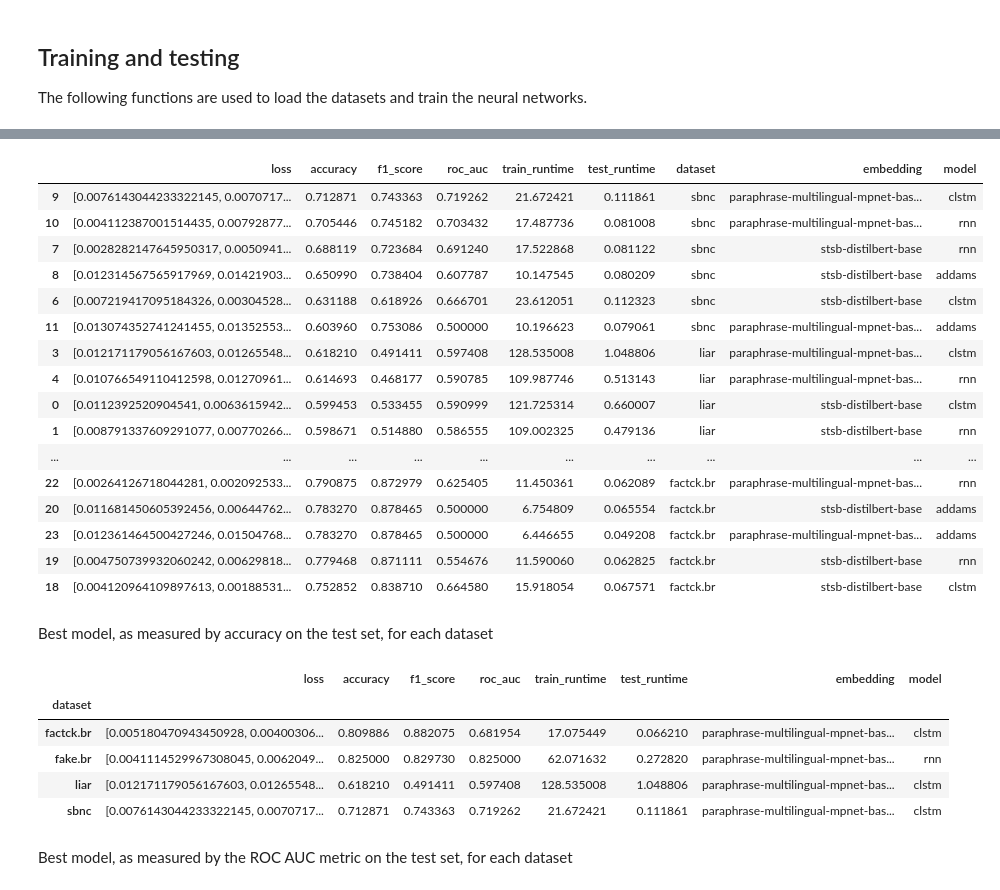
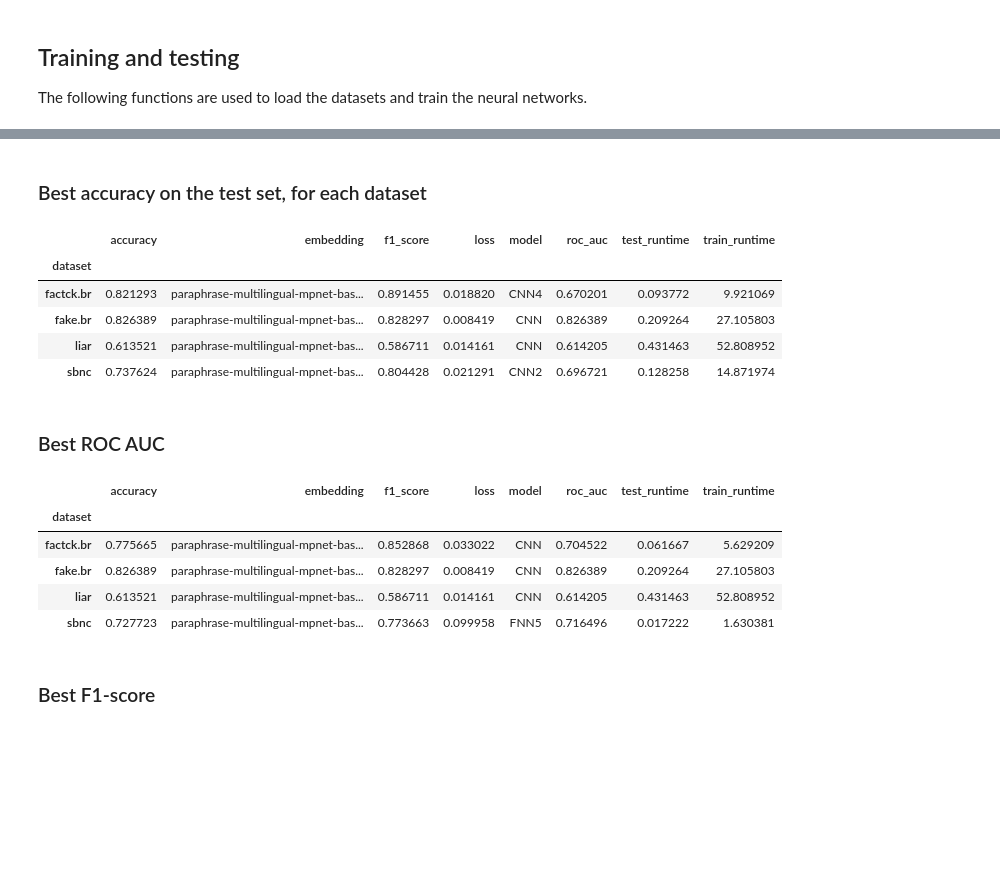
Before and after one commit to stefanomozart/ppml_fake_news, a Jupyter notebook: experiments/clear_text_benchmarks.ipynb, the cells around one changed output, grey strips where cells are left out. Drawn from its saved outputs; the diff is of its cells as text; code cells hidden in the pictures; blank space fills up the shorter version.

Commit message:
improving the documentation on the choice of models

```diff
--- a/experiments/clear_text_benchmarks.ipynb
+++ b/experiments/clear_text_benchmarks.ipynb
@@ -54,3 +49,15 @@ models = [
+# %%
+#- Experiment setup
+
+NUM_EPOCHS = 10
+LEARNING_RATE = 0.01
+BATCH_SIZE = 50
+OUTPUT_PATH = './output'
+DATASET_HOME="/home/ppml/datasets"
+DATASETS = ["liar", "sbnc", "fake.br", "factck.br"]
+
+# Check the Embeddings (embeddings.ipynb) notebook to see how the datasets were encoded to embeddings)
+EMBEDDINGS = ["stsb-distilbert-base", "paraphrase-multilingual-mpnet-base-v2"]
 # %% [markdown]
 ## Training and testing
 
@@ -65,6 +65,6 @@ DEVICE = torch.device("cpu")
 # %%
-# Model traing and test
-def train_test(model, model_name, optimizer, dataset, num_epochs, device, output_dir="", save_model=True):
+# Model training
+def train(model, model_name, optimizer, dataset, num_epochs, output_dir="", save_model=True):
     # Create output dir, if it does not exist
     if save_model:
         os.makedirs(output_dir + 'models', exist_ok=True)
@@ -92,14 +92,12 @@ def train_test(model, model_name, optimizer, dataset, num_epochs, device, output
             optimizer.step()
 
         epoch_loss = np.mean(losses)
-        print(f"Training loss on epoch {epoch}: {epoch_loss}")
 
-        info = evaluate(model, dataset['valid'], dataset['valid_label'])
+        info = test(model, dataset['valid'], dataset['valid_label'])
 
         if save_model and info['loss'] < best_loss:
             torch.save(model, f"{output_dir}{model_name}.best.model")
             torch.save(info, f"{output_dir}{model_name}.best.info")
-
             best_loss = info['loss']
 
     train_runtime = time.process_time() - t
@@ -107,12 +105,12 @@ def train_test(model, model_name, optimizer, dataset, num_epochs, device, output
     if save_model:
         torch.save(model, f"{output_dir}{model_name}.last.model")
 
-    # Testing
+    # Model test
     t = time.process_time()
-    info = evaluate(model, dataset['test'], dataset['test_label'])
-    info['loss'] = losses
+    info = test(model, dataset['test'], dataset['test_label'])
     info['train_runtime'] = train_runtime
     info['test_runtime'] = time.process_time() - t
+    print(f" -- Training results: accuracy={info['accuracy']}, runtime={train_runtime}")
 
     return info
 # %%
@@ -158,12 +154,7 @@ Check the [Embeddings](./embeddings.ipynb) notebook to see how the datasets were
 # %%
-# Experiments
-# - (check the Embeddings (embeddings.ipynb) notebook to see how the datasets were encoded to embeddings)
-embeddings = ["stsb-distilbert-base", "paraphrase-multilingual-mpnet-base-v2"]
-
 # Load dataset labels
 datasets = {}
-DATASET_HOME="/home/dev/datasets"
-for d in ["liar", "sbnc", "fake.br", "factck.br"]:
+for d in DATASETS:
     dtpath = f'{DATASET_HOME}/{d}'
 
     datasets[d] = {
@@ -225,34 +224,25 @@ Training loss on epoch 9: 0.010754138231277466
+# %% [markdown]
+### Best accuracy on the test set, for each dataset
 # %%
-info.sort_values(by=['dataset', 'accuracy'], ascending=False)
+results.sort_values(by=['accuracy'], ascending=False).groupby(by='dataset').first()
 # %% [output]
-|  | loss | accuracy | f1_score | roc_auc | train_runtime | test_runtime | dataset | embedding | model |
-| 9 | [0.0076143044233322145, 0.0070717... | 0.712871 | 0.743363 | 0.719262 | 21.672421 | 0.111861 | sbnc | paraphrase-multilingual-mpnet-bas... | clstm |
-| 10 | [0.004112387001514435, 0.00792877... | 0.705446 | 0.745182 | 0.703432 | 17.487736 | 0.081008 | sbnc | paraphrase-multilingual-mpnet-bas... | rnn |
-| 7 | [0.0028282147645950317, 0.0050941... | 0.688119 | 0.723684 | 0.691240 | 17.522868 | 0.081122 | sbnc | stsb-distilbert-base | rnn |
-| 8 | [0.012314567565917969, 0.01421903... | 0.650990 | 0.738404 | 0.607787 | 10.147545 | 0.080209 | sbnc | stsb-distilbert-base | addams |
-| 6 | [0.007219417095184326, 0.00304528... | 0.631188 | 0.618926 | 0.666701 | 23.612051 | 0.112323 | sbnc | stsb-distilbert-base | clstm |
-| 11 | [0.013074352741241455, 0.01352553... | 0.603960 | 0.753086 | 0.500000 | 10.196623 | 0.079061 | sbnc | paraphrase-multilingual-mpnet-bas... | addams |
-| 3 | [0.012171179056167603, 0.01265548... | 0.618210 | 0.491411 | 0.597408 | 128.535008 | 1.048806 | liar | paraphrase-multilingual-mpnet-bas... | clstm |
-| 4 | [0.010766549110412598, 0.01270961... | 0.614693 | 0.468177 | 0.590785 | 109.987746 | 0.513143 | liar | paraphrase-multilingual-mpnet-bas... | rnn |
-| 0 | [0.0112392520904541, 0.0063615942... | 0.599453 | 0.533455 | 0.590999 | 121.725314 | 0.660007 | liar | stsb-distilbert-base | clstm |
-| 1 | [0.008791337609291077, 0.00770266... | 0.598671 | 0.514880 | 0.586555 | 109.002325 | 0.479136 | liar | stsb-distilbert-base | rnn |
-| ... | ... | ... | ... | ... | ... | ... | ... | ... | ... |
-| 22 | [0.00264126718044281, 0.002092533... | 0.790875 | 0.872979 | 0.625405 | 11.450361 | 0.062089 | factck.br | paraphrase-multilingual-mpnet-bas... | rnn |
-| 20 | [0.011681450605392456, 0.00644762... | 0.783270 | 0.878465 | 0.500000 | 6.754809 | 0.065554 | factck.br | stsb-distilbert-base | addams |
-| 23 | [0.012361464500427246, 0.01504768... | 0.783270 | 0.878465 | 0.500000 | 6.446655 | 0.049208 | factck.br | paraphrase-multilingual-mpnet-bas... | addams |
-| 19 | [0.004750739932060242, 0.00629818... | 0.779468 | 0.871111 | 0.554676 | 11.590060 | 0.062825 | factck.br | stsb-distilbert-base | rnn |
-| 18 | [0.004120964109897613, 0.00188531... | 0.752852 | 0.838710 | 0.664580 | 15.918054 | 0.067571 | factck.br | stsb-distilbert-base | clstm |
+|  | accuracy | embedding | f1_score | loss | model | roc_auc | test_runtime | train_runtime |
+| dataset |  |  |  |  |  |  |  |  |
+| factck.br | 0.821293 | paraphrase-multilingual-mpnet-bas... | 0.891455 | 0.018820 | CNN4 | 0.670201 | 0.093772 | 9.921069 |
+| fake.br | 0.826389 | paraphrase-multilingual-mpnet-bas... | 0.828297 | 0.008419 | CNN | 0.826389 | 0.209264 | 27.105803 |
+| liar | 0.613521 | paraphrase-multilingual-mpnet-bas... | 0.586711 | 0.014161 | CNN | 0.614205 | 0.431463 | 52.808952 |
+| sbnc | 0.737624 | paraphrase-multilingual-mpnet-bas... | 0.804428 | 0.021291 | CNN2 | 0.696721 | 0.128258 | 14.871974 |
-# %% [markdown]
-Best model, as measured by accuracy on the test set, for each dataset
+# %% [markdown]
+### Best ROC AUC
 # %%
-info.sort_values(by=['accuracy'], ascending=False).groupby(by='dataset').first()
+results.sort_values(by=['roc_auc'], ascending=False).groupby(by='dataset').first()
 # %% [output]
-|  | loss | accuracy | f1_score | roc_auc | train_runtime | test_runtime | embedding | model |
+|  | accuracy | embedding | f1_score | loss | model | roc_auc | test_runtime | train_runtime |
 | dataset |  |  |  |  |  |  |  |  |
-| factck.br | [0.005180470943450928, 0.00400306... | 0.809886 | 0.882075 | 0.681954 | 17.075449 | 0.066210 | paraphrase-multilingual-mpnet-bas... | clstm |
-| fake.br | [0.0041114529967308045, 0.0062049... | 0.825000 | 0.829730 | 0.825000 | 62.071632 | 0.272820 | paraphrase-multilingual-mpnet-bas... | rnn |
-| liar | [0.012171179056167603, 0.01265548... | 0.618210 | 0.491411 | 0.597408 | 128.535008 | 1.048806 | paraphrase-multilingual-mpnet-bas... | clstm |
-| sbnc | [0.0076143044233322145, 0.0070717... | 0.712871 | 0.743363 | 0.719262 | 21.672421 | 0.111861 | paraphrase-multilingual-mpnet-bas... | clstm |
+| factck.br | 0.775665 | paraphrase-multilingual-mpnet-bas... | 0.852868 | 0.033022 | CNN | 0.704522 | 0.061667 | 5.629209 |
+| fake.br | 0.826389 | paraphrase-multilingual-mpnet-bas... | 0.828297 | 0.008419 | CNN | 0.826389 | 0.209264 | 27.105803 |
+| liar | 0.613521 | paraphrase-multilingual-mpnet-bas... | 0.586711 | 0.014161 | CNN | 0.614205 | 0.431463 | 52.808952 |
+| sbnc | 0.727723 | paraphrase-multilingual-mpnet-bas... | 0.773663 | 0.099958 | FNN5 | 0.716496 | 0.017222 | 1.630381 |
-# %% [markdown]
-Best model, as measured by the ROC AUC metric on the test set, for each dataset
+# %% [markdown]
+### Best F1-score
 # %%
```
Also changed, not shown: parts of 23 cells of this notebook.
